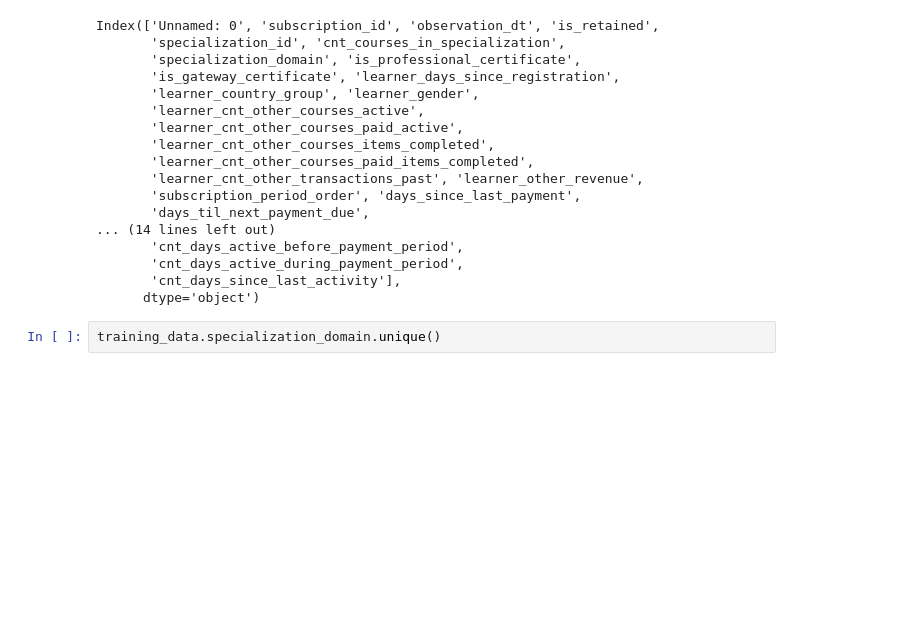
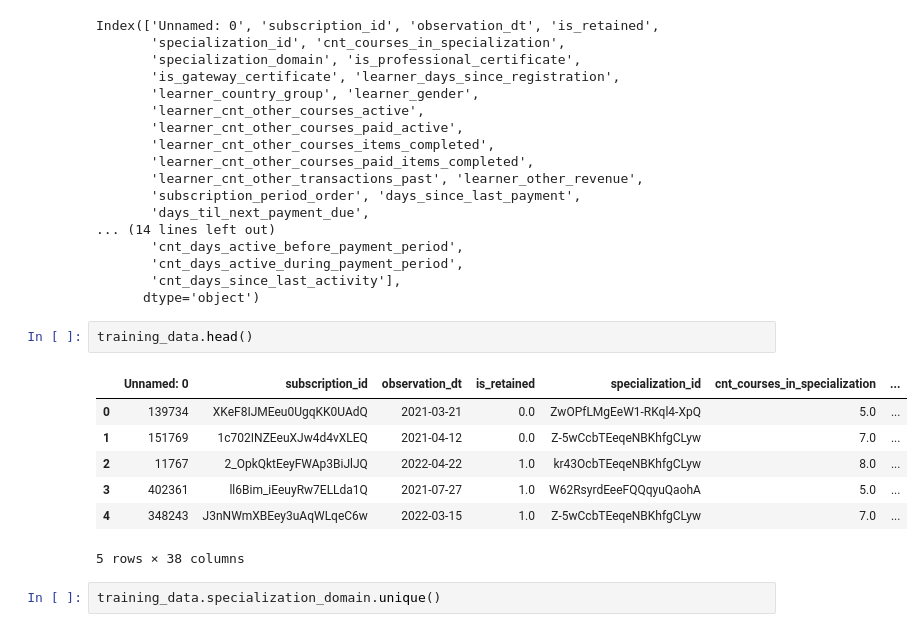
Before and after one commit to sariaslaso/retention_prediction, a Jupyter notebook: survival_analysis.ipynb, the cells around one changed output. Saved outputs shown, nothing was run; the diff lists cells and outputs as text; blank space fills up the shorter version.

```diff
--- a/survival_analysis.ipynb
+++ b/survival_analysis.ipynb
@@ -61,6 +82,16 @@ Index(['Unnamed: 0', 'subscription_id', 'observation_dt', 'is_retained',
        'cnt_days_active_during_payment_period',
        'cnt_days_since_last_activity'],
       dtype='object')
+# %%
+training_data.head()
+# %% [output]
+|  | Unnamed: 0 | subscription_id | observation_dt | is_retained | specialization_id | cnt_courses_in_specialization | ... |
+| 0 | 139734 | XKeF8IJMEeu0UgqKK0UAdQ | 2021-03-21 | 0.0 | ZwOPfLMgEeW1-RKql4-XpQ | 5.0 | ... |
+| 1 | 151769 | 1c702INZEeuXJw4d4vXLEQ | 2021-04-12 | 0.0 | Z-5wCcbTEeqeNBKhfgCLyw | 7.0 | ... |
+| 2 | 11767 | 2_OpkQktEeyFWAp3BiJlJQ | 2022-04-22 | 1.0 | kr43OcbTEeqeNBKhfgCLyw | 8.0 | ... |
+| 3 | 402361 | ll6Bim_iEeuyRw7ELLda1Q | 2021-07-27 | 1.0 | W62RsyrdEeeFQQqyuQaohA | 5.0 | ... |
+| 4 | 348243 | J3nNWmXBEey3uAqWLqeC6w | 2022-03-15 | 1.0 | Z-5wCcbTEeqeNBKhfgCLyw | 7.0 | ... |
+5 rows × 38 columns
 # %%
 training_data.specialization_domain.unique()
 # %% [output]
```
Also changed, not shown: parts of 6 cells of this notebook.
